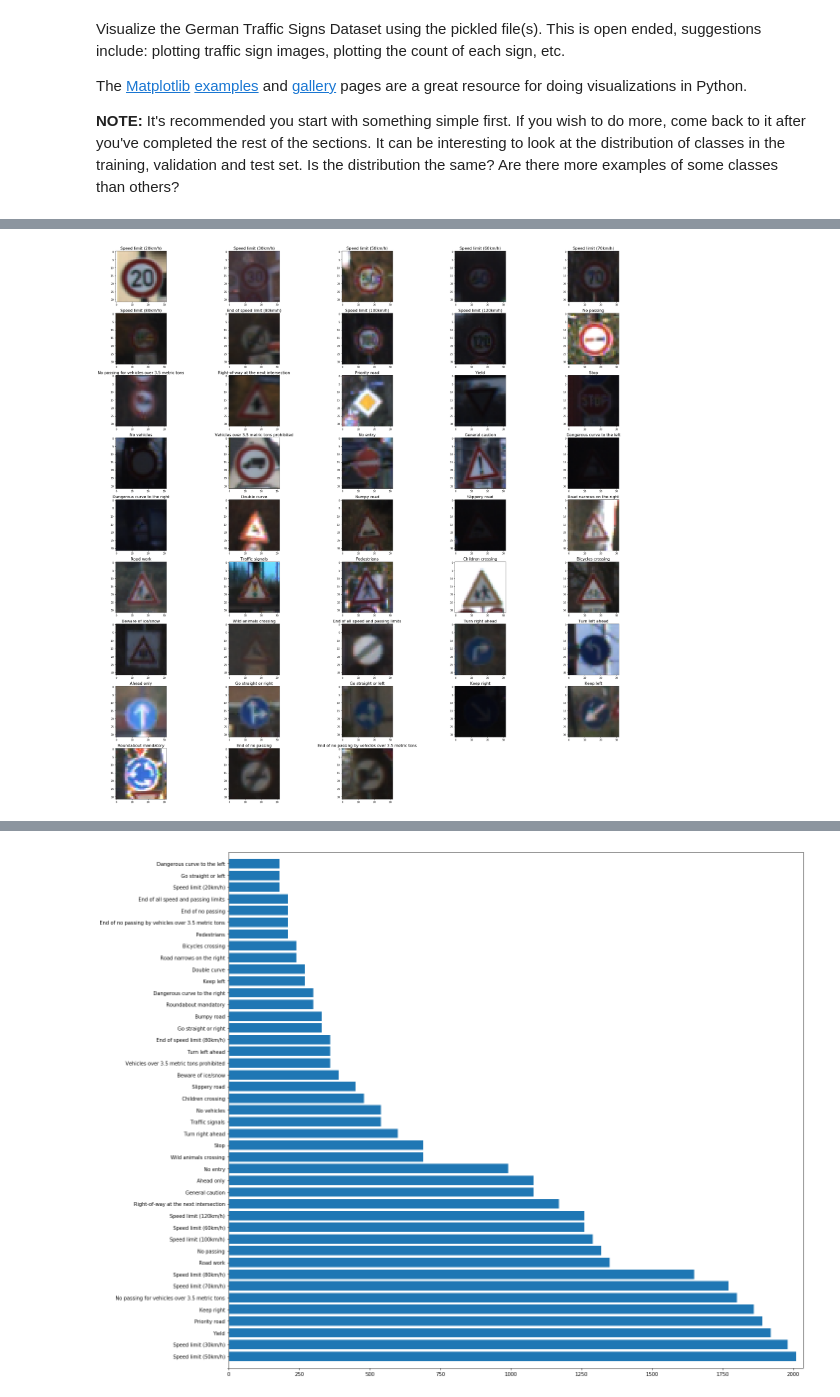
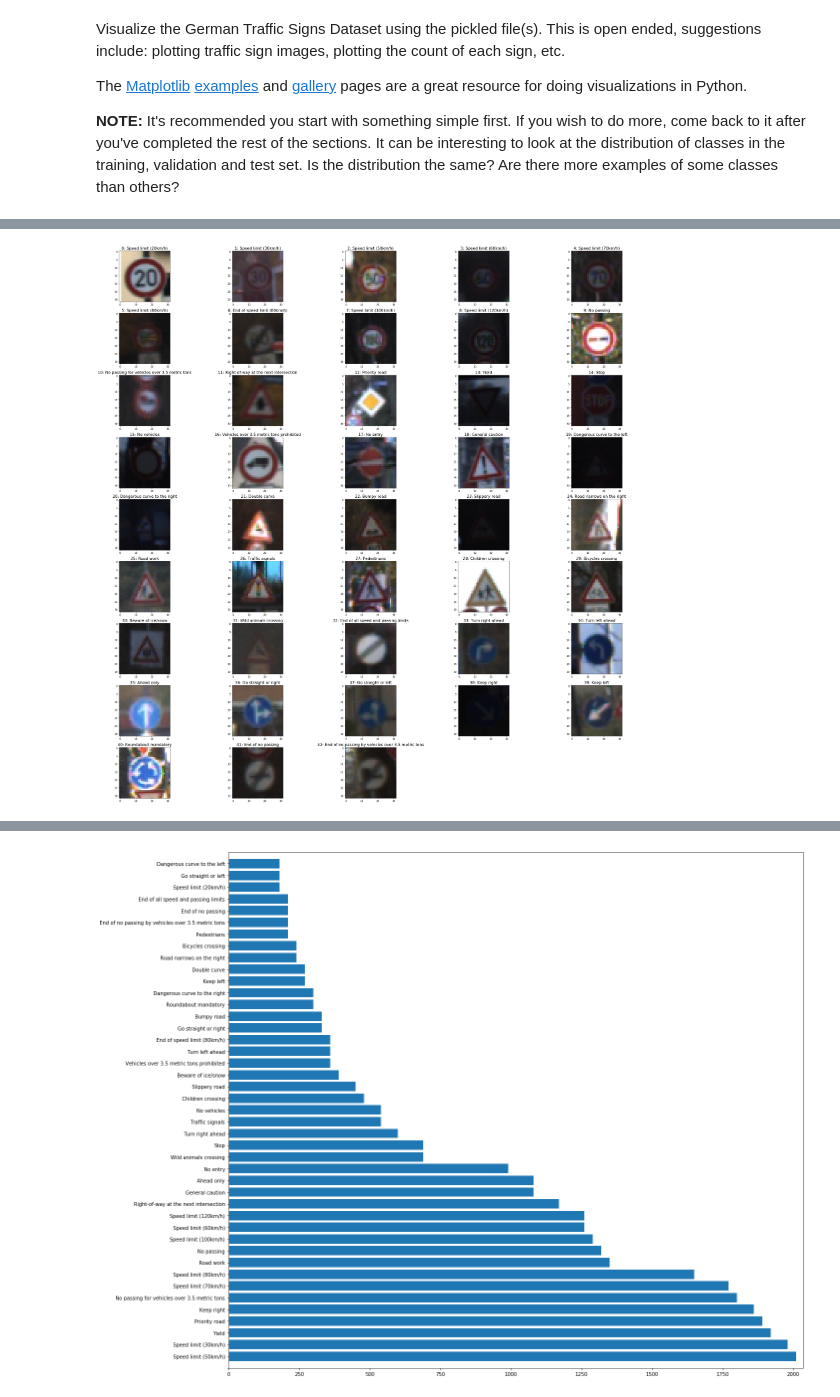
Before and after one commit to chriscab83/CarND-Traffic-Sign-Classifier-Project, a Jupyter notebook: Traffic_Sign_Classifier.ipynb, the cells around one changed output, grey strips where cells are left out. Saved outputs shown, nothing was run; the diff lists cells and outputs as text; code cells hidden in the pictures.

```diff
--- a/Traffic_Sign_Classifier.ipynb
+++ b/Traffic_Sign_Classifier.ipynb
@@ -118,15 +118,17 @@ plt.imshow(img)
 # %%
 # display example of each class
 fig = plt.figure(figsize=(32,32))
 
+class_images = {}
 for i in range(n_classes):
     idx = np.where(y_train==i)[0][0]
     img = X_train[idx]
+    class_images[y_train[idx]] = img
     asp = fig.add_subplot(int(n_classes/5)+1, 5, i+1)
     asp.imshow(img)
-    asp.set_title(label_dict[y_train[idx]], fontsize=16)
+    asp.set_title(str(i) + ': ' + label_dict[y_train[idx]], fontsize=16)
 
 plt.tight_layout()
 plt.show()
 # %% [output]
-[figure, old version]
+[figure, new version]
```
Also changed, not shown: parts of 13 cells of this notebook, 15 other files.
